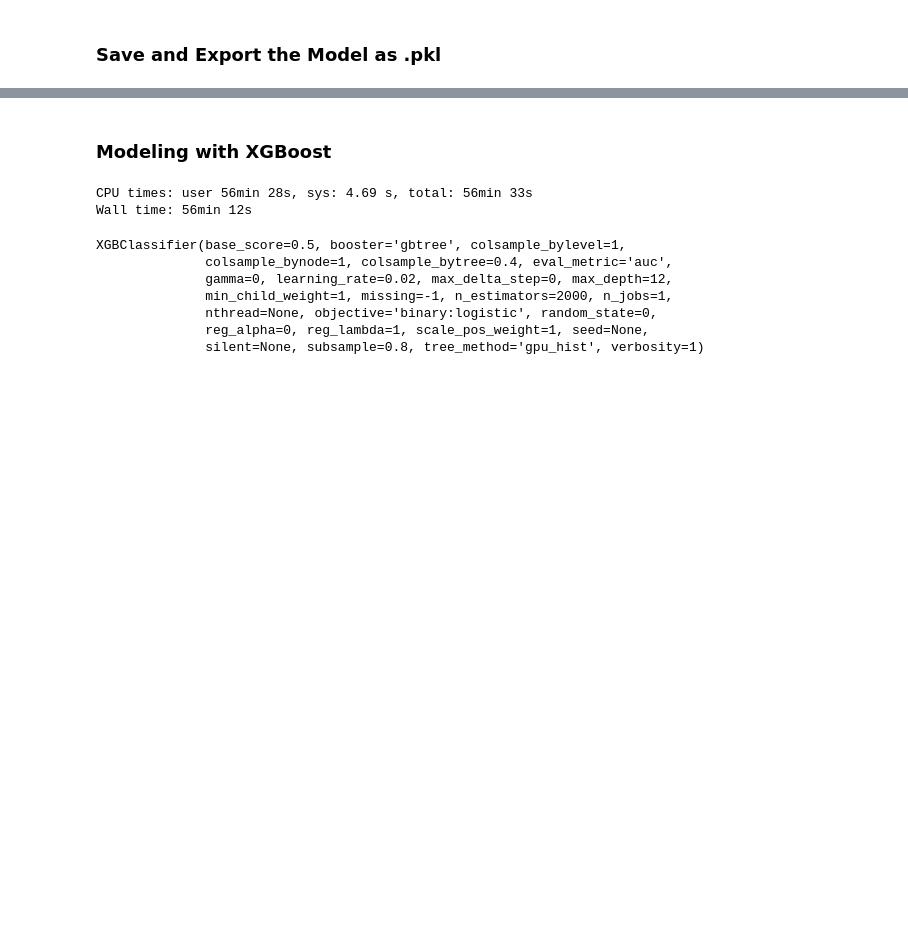
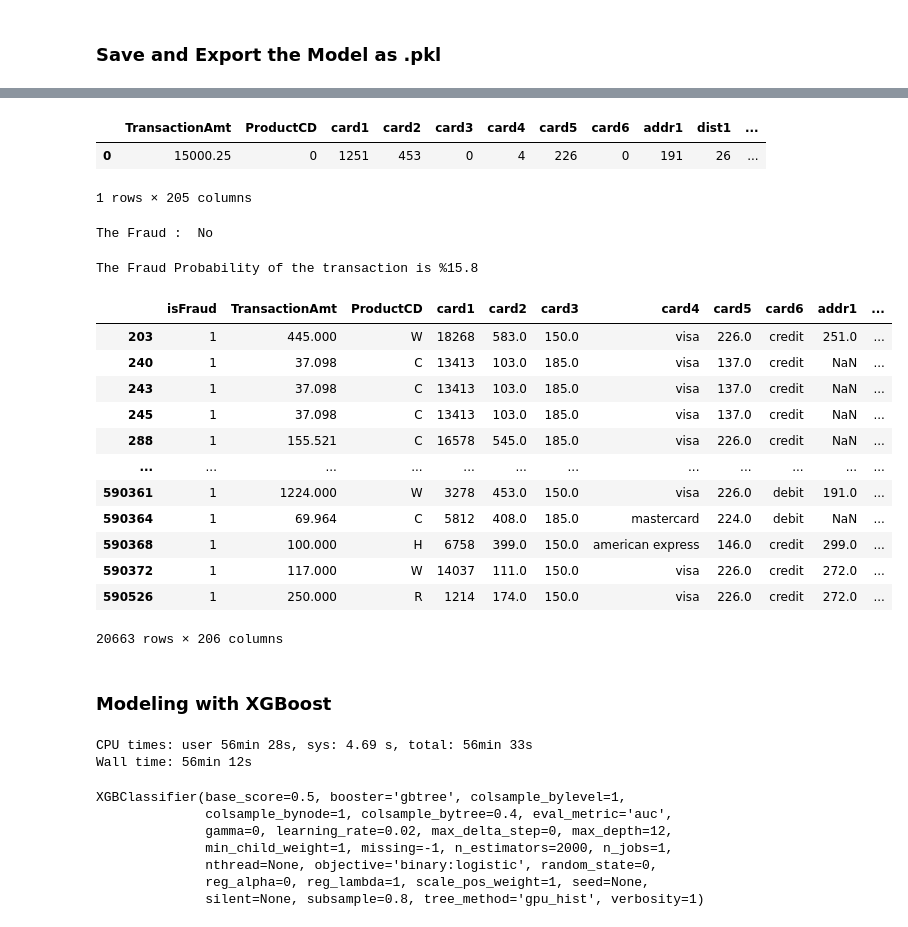
Before and after one commit to fidanfatih/Fraud_Detection, a Jupyter notebook: fraud_detection_phase8a.ipynb, the cells around one changed output, grey strips where cells are left out. Saved outputs shown, nothing was run; the diff lists cells and outputs as text; code cells hidden in the pictures; blank space fills up the shorter version.

```diff
--- a/fraud_detection_phase8a.ipynb
+++ b/fraud_detection_phase8a.ipynb
@@ -356,0 +526,17 @@ roc_auc(clf, X_test, y_test)
+# %%
+X = pd.DataFrame([my_dict]).reindex(columns=all_columns, fill_value=0)
+X
+# %% [output]
+|  | TransactionAmt | ProductCD | card1 | card2 | card3 | card4 | card5 | card6 | addr1 | dist1 | ... |
+| 0 | 15000.25 | 0 | 1251 | 453 | 0 | 4 | 226 | 0 | 191 | 26 | ... |
+1 rows × 205 columns
+# %%
+prediction = lightGBM_model.predict(X)
+print("The Fraud : ",'Yes' if prediction[0] else 'No')
+# %% [output]
+The Fraud :  No
+# %%
+prediction = lightGBM_model.predict_proba(X)
+print(f'The Fraud Probability of the transaction is %{round(prediction[0][1]*100,1)}')
+# %% [output]
+The Fraud Probability of the transaction is %15.8
@@ -357,3 +545,20 @@ roc_auc(clf, X_test, y_test)
+# %%
+# df_raw[df_raw.isFraud==1]
+df_raw[df_raw.isFraud==1]
+# %% [output]
+|  | isFraud | TransactionAmt | ProductCD | card1 | card2 | card3 | card4 | card5 | card6 | addr1 | ... |
+| 203 | 1 | 445.000 | W | 18268 | 583.0 | 150.0 | visa | 226.0 | credit | 251.0 | ... |
+| 240 | 1 | 37.098 | C | 13413 | 103.0 | 185.0 | visa | 137.0 | credit | NaN | ... |
+| 243 | 1 | 37.098 | C | 13413 | 103.0 | 185.0 | visa | 137.0 | credit | NaN | ... |
+| 245 | 1 | 37.098 | C | 13413 | 103.0 | 185.0 | visa | 137.0 | credit | NaN | ... |
+| 288 | 1 | 155.521 | C | 16578 | 545.0 | 185.0 | visa | 226.0 | credit | NaN | ... |
+| ... | ... | ... | ... | ... | ... | ... | ... | ... | ... | ... | ... |
+| 590361 | 1 | 1224.000 | W | 3278 | 453.0 | 150.0 | visa | 226.0 | debit | 191.0 | ... |
+| 590364 | 1 | 69.964 | C | 5812 | 408.0 | 185.0 | mastercard | 224.0 | debit | NaN | ... |
+| 590368 | 1 | 100.000 | H | 6758 | 399.0 | 150.0 | american express | 146.0 | credit | 299.0 | ... |
+| 590372 | 1 | 117.000 | W | 14037 | 111.0 | 150.0 | visa | 226.0 | credit | 272.0 | ... |
+| 590526 | 1 | 250.000 | R | 1214 | 174.0 | 150.0 | visa | 226.0 | credit | 272.0 | ... |
+20663 rows × 206 columns
 # %% [markdown]
 ### Modeling with XGBoost
 # %%
```
Also changed, not shown: parts of 18 cells of this notebook.
